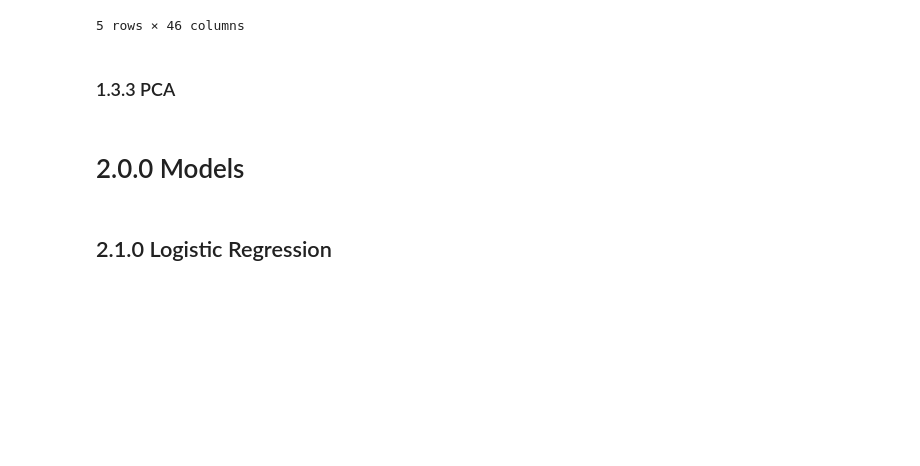
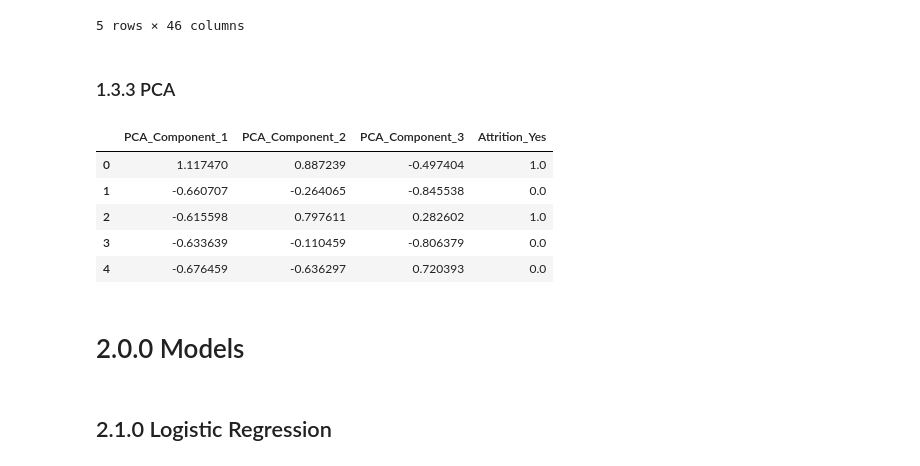
Before and after one commit to yzysnake/Data_Mining_Principles, a Jupyter notebook: Group Project/GroupProject.ipynb, the cells around one changed output. Saved outputs shown, nothing was run; the diff lists cells and outputs as text; code cells hidden in the pictures; blank space fills up the shorter version.

```diff
--- a/Group Project/GroupProject.ipynb
+++ b/Group Project/GroupProject.ipynb
@@ -367,3 +369,12 @@ df_scaled.head(5)
+# %%
+df_pca.head(5)
+# %% [output]
+|  | PCA_Component_1 | PCA_Component_2 | PCA_Component_3 | Attrition_Yes |
+| 0 | 1.117470 | 0.887239 | -0.497404 | 1.0 |
+| 1 | -0.660707 | -0.264065 | -0.845538 | 0.0 |
+| 2 | -0.615598 | 0.797611 | 0.282602 | 1.0 |
+| 3 | -0.633639 | -0.110459 | -0.806379 | 0.0 |
+| 4 | -0.676459 | -0.636297 | 0.720393 | 0.0 |
 # %% [markdown]
 # 2.0.0 Models
 # %% [markdown]
```
Also changed, not shown: parts of 11 cells of this notebook, 1 other file.
